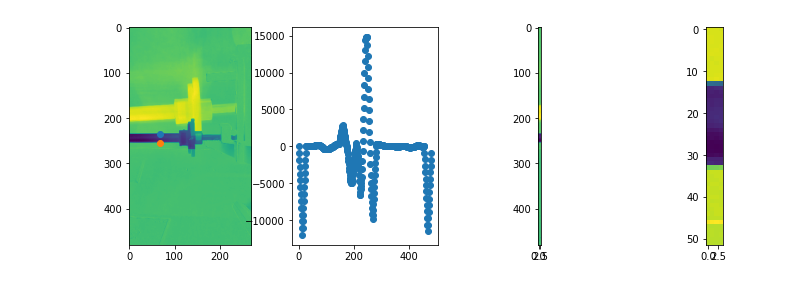
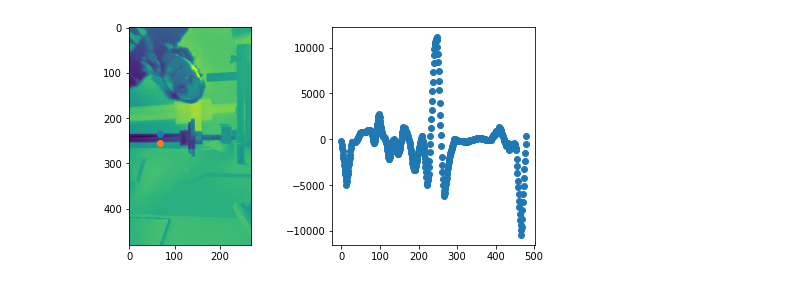
Before and after one commit to laurcor55/rep-counter, a Jupyter notebook: exploration.ipynb, the cells around one changed output. Drawn from its saved outputs; the diff is of its cells as text; code cells hidden in the pictures.

```diff
--- a/exploration.ipynb
+++ b/exploration.ipynb
@@ -115,11 +10,0 @@ def plot_frame(im, im2, slice, bar_patch, bar_ind_top, bar_ind_bottom, bar_ind_x
-# %%
-imgs_avg = np.mean(np.array(imgs), axis=0)
-
-bar_height = 26
-im = imgs[50]-imgs_avg
-im = (im - np.min(im)) / (np.max(im) - np.min(im))
-im = np.uint8(im * 255)
-im, im2, slice, bar_patch, bar_ind_top, bar_ind_bottom, bar_ind_x, bar_height = get_features_minimal(im, bar_height)
-plot_frame_minimal(im, im2, slice, bar_patch, bar_ind_top, bar_ind_bottom, bar_ind_x, bar_height)
-# %% [output]
-[figure, removed]
@@ -125,0 +15,3 @@ plot_frame_minimal(im, im2, slice, bar_patch, bar_ind_top, bar_ind_bottom, bar_i
+# %%
+imgs = lib.sample_video(video_path, desired_fps)
+im_background = lib.calculate_background(imgs)
@@ -126 +25,7 @@ plot_frame_minimal(im, im2, slice, bar_patch, bar_ind_top, bar_ind_bottom, bar_i
+# %%
+correlation, bar_ind_y_top, bar_ind_y_bottom, bar_ind_x, bar_height = lib.get_features_minimal(im, bar_height)
+
+lib.plot_frame_minimal(im, correlation, bar_ind_y_top, bar_ind_y_bottom, bar_ind_x)
+# %% [output]
+[figure, added]
 # %%
```
Also changed, not shown: parts of 18 cells of this notebook, 2 other files.
